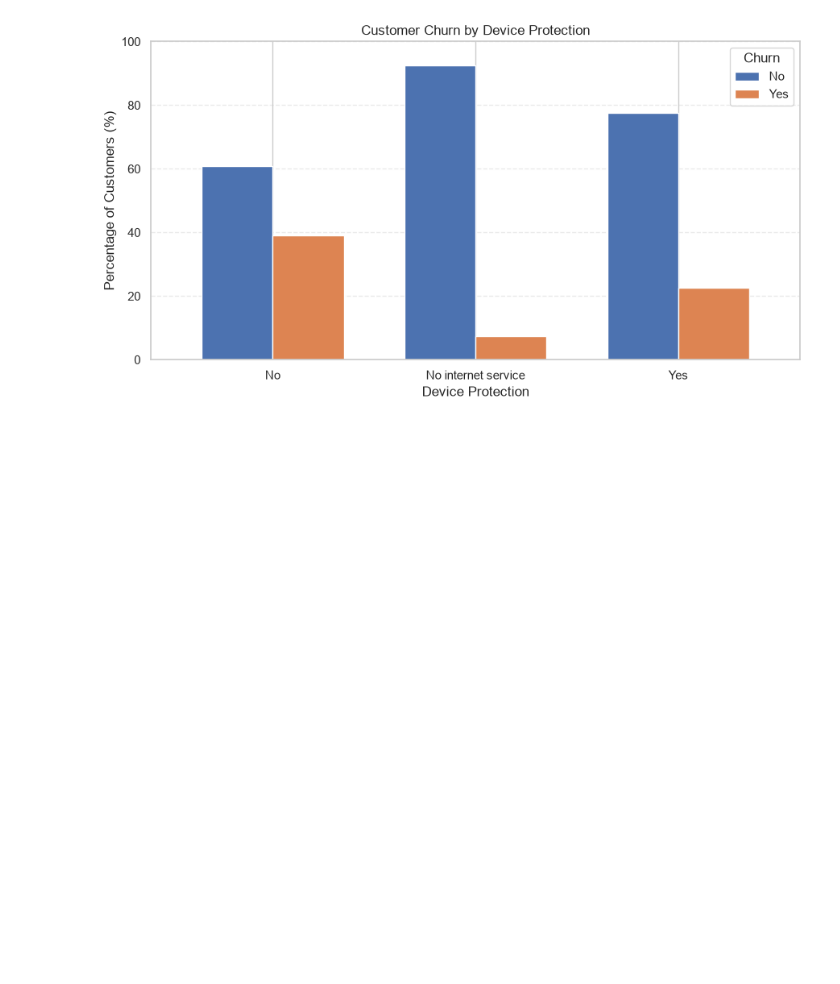
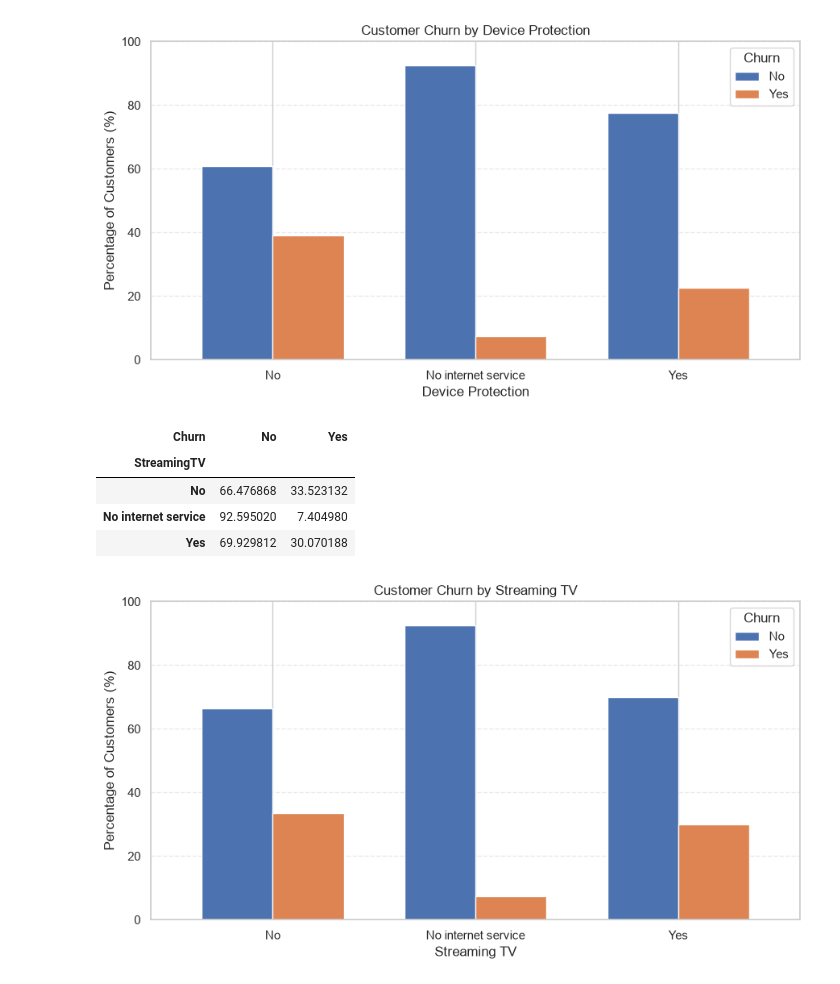
Before and after one commit to rpDashCodes/customer-churn-prediction, a Jupyter notebook: notebooks/06_data_exploration_telco.ipynb, the cells around one changed output. Saved outputs shown, nothing was run; the diff lists cells and outputs as text; code cells hidden in the pictures; blank space fills up the shorter version.

```diff
--- a/notebooks/06_data_exploration_telco.ipynb
+++ b/notebooks/06_data_exploration_telco.ipynb
@@ -803,3 +803,35 @@ plt.show()
 | No internet service | 92.595020 | 7.404980 |
 | Yes | 77.497936 | 22.502064 |
 [figure]
+# %%
+streaming_tv_churn = pd.crosstab(
+    df["StreamingTV"],
+    df["Churn"],
+    normalize="index"
+) * 100
+
+display(streaming_tv_churn)
+
+# Visualization
+streaming_tv_churn.plot(
+    kind="bar",
+    figsize=(9, 5),
+    width=0.7
+)
+
+plt.title("Customer Churn by Streaming TV")
+plt.xlabel("Streaming TV")
+plt.ylabel("Percentage of Customers (%)")
+plt.xticks(rotation=0)
+plt.legend(title="Churn")
+plt.ylim(0, 100)
+plt.grid(axis="y", linestyle="--", alpha=0.4)
+plt.tight_layout()
+plt.show()
+# %% [output]
+| Churn | No | Yes |
+| StreamingTV |  |  |
+| No | 66.476868 | 33.523132 |
+| No internet service | 92.595020 | 7.404980 |
+| Yes | 69.929812 | 30.070188 |
+[figure, added]
```
Also changed, not shown: parts of 4 cells of this notebook, 1 other file.
